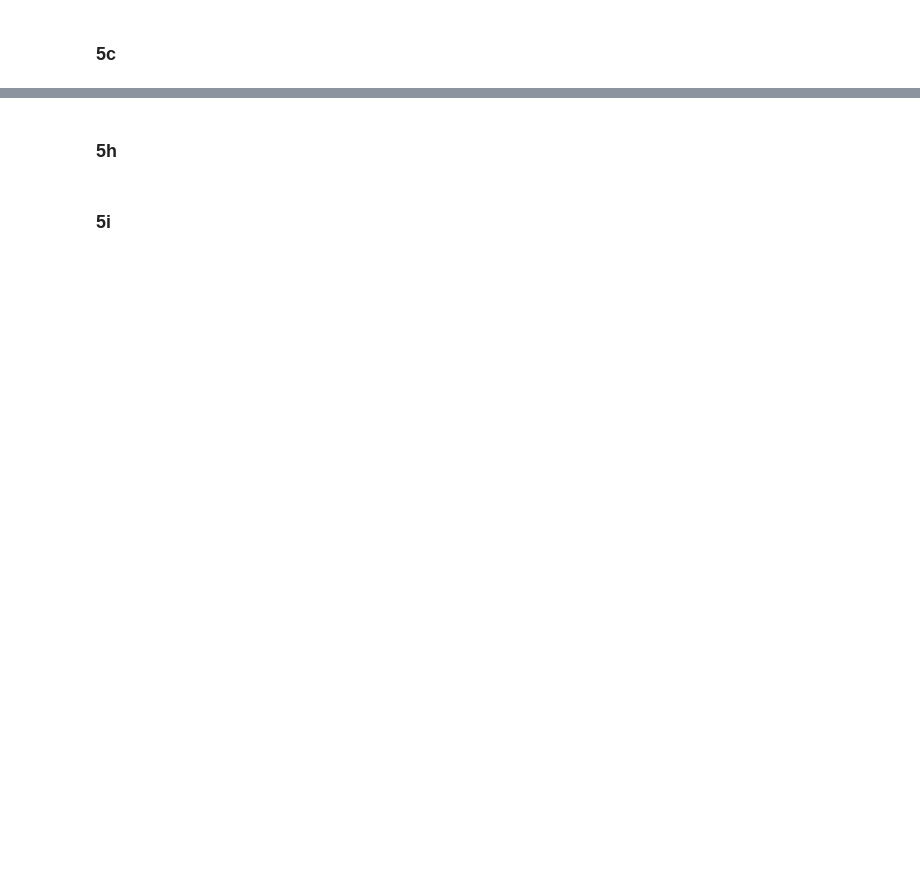
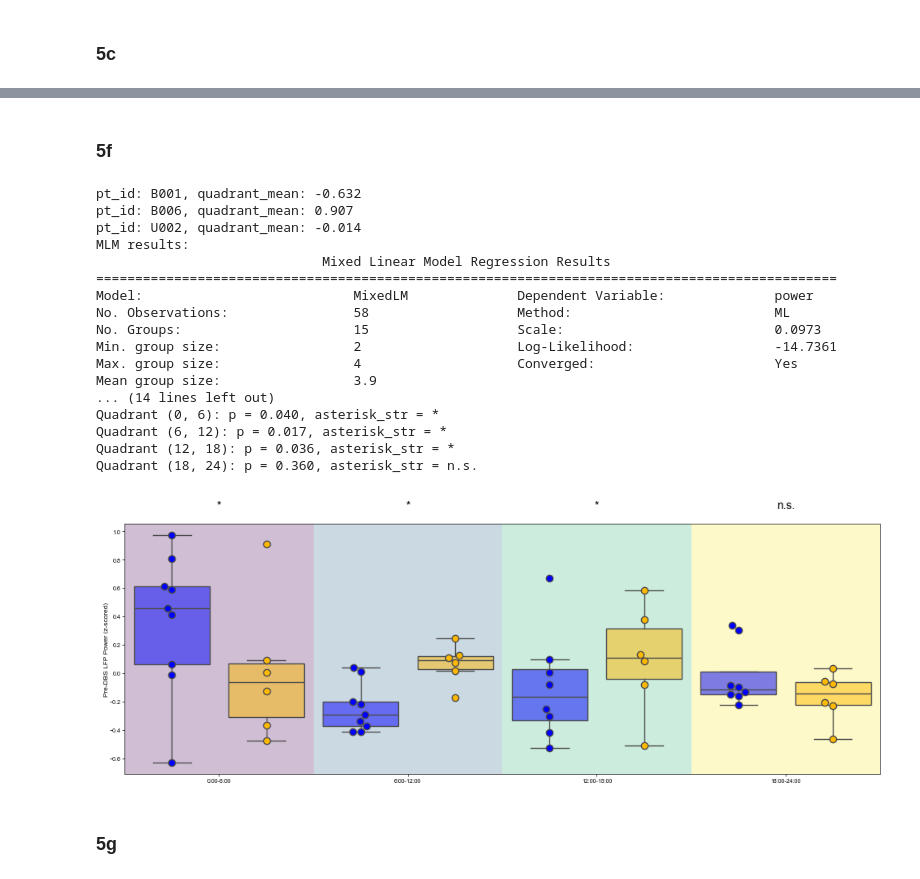
Before and after one commit to ProvenzaLab/PerceptPredictability, a Jupyter notebook: process_data.ipynb, the cells around one changed output, grey strips where cells are left out. Drawn from its saved outputs; the diff is of its cells as text; code cells hidden in the pictures; blank space fills up the shorter version.

```diff
--- a/process_data.ipynb
+++ b/process_data.ipynb
@@ -1850,11 +1807,11 @@ plt.show()
 # %% [markdown]
-### 5h
+### 5f
 # %%
 feat = 'lfp_left_OvER_interpolate_z_scored'
 quadrants = [(0, 6), (6, 12), (12, 18), (18, 0)]
 quadrant_labels = ['0:00-6:00', '6:00-12:00', '12:00-18:00', '18:00-24:00']
 
-predbs_df = df.query('days_since_dbs < 0 and pt_id != "B010"')
+predbs_df = df.query('days_since_dbs < 0')
 
 pt_feature_dict = {}
 for quadrant in quadrants:
@@ -1880,6 +1837,11 @@ for quadrant in quadrants:
 
         pt_feature_dict.setdefault(pt_id, {'response_status': response_status})
         pt_feature_dict[pt_id][quadrant] = quadrant_mean
+
+        if quadrant == (0, 6) and response_status == 'Responder' and quadrant_mean < 0:
+            print(f'pt_id: {pt_id}, quadrant_mean: {quadrant_mean:.3f}')
+        if quadrant == (0, 6) and response_status == 'Non-Responder' and quadrant_mean > 0.4:
+            print(f'pt_id: {pt_id}, quadrant_mean: {quadrant_mean:.3f}')
 
 pt_feature_df = pd.DataFrame.from_dict(pt_feature_dict, orient='index')
 pt_feature_df = pt_feature_df.rename(columns=dict(zip(quadrants, quadrant_labels)))
@@ -1914,69 +1876,54 @@ mlm_df = pt_feature_df.melt(id_vars=['pt_id', 'response_status'], var_name='time
 mlm_df.dropna(subset='power', inplace=True)
 
 # Mixed LM
-model = smf.mixedlm(
-    f"power ~ response_status * time_bin",
-    data=mlm_df,
-    groups=mlm_df['pt_id']
-)
-result = model.fit(method="powell", reml=False)
-
-# print(f'MLM results:\n{result.summary()}')
-
-# Gather model results
-params = result.params
-pvalues = result.pvalues
-conf_int = result.conf_int()
-df_index = params.index.values
-groups = [t + ':time_bin[T.00:00:00]' if t == 'group[T.responder]' else t for t in df_index]
-
-# Create summary dataframe
-summary_df = pd.DataFrame({
-    'coefficient': params,
-    'pvalue': pvalues,
-    'ci_lower': conf_int[0],
-    'ci_upper': conf_int[1],
-    'time_bins': groups
-})
-
-# Apply multiple comparisons correction to p values
-interaction_terms = summary_df[summary_df.index.str.contains('response_status[T.Responder]*')]
-_, interaction_terms['pvalue'], _, _ = multipletests(interaction_terms['pvalue'], method='fdr_bh')
-
-def clean_label(col):
-    m = re.search(r'time_bin\[T\.(\d+):00-(\d+):00\]', col)
-    return (int(m.group(1)), int(m.group(2))) if m else (0, 6)
-
-interaction_terms['time_bins'] = [clean_label(c) for c in interaction_terms['time_bins']]
+summary_df, interaction_terms = run_mixedlm(mlm_df, verbose=True)
 sig_vals = interaction_terms.sort_values(by='time_bins')['pvalue'].values
 
 for i, quadrant in enumerate(quadrants):
     if quadrant == (18, 0): quadrant = (18, 24)
     pval = interaction_terms.loc[interaction_terms['time_bins'] == quadrant, 'pvalue'].values
     if len(pval) > 0:
         asterisk_str = get_asterisk_str(pval[0])
         print(f'Quadrant {quadrant}: p = {pval[0]:.3f}, asterisk_str = {asterisk_str}')
     else:
         asterisk_str = 'n/a'
     x_pos = i * 2 + 0.5
     ax.text(x_pos, ax.get_ylim()[1], asterisk_str, ha='center', va='bottom', transform=ax.get_xaxis_transform())
 
 ylim = ax.get_ylim()
 sample_points = np.linspace(0, 1, 4)
 colors_in_colormap_order = [mcolors.to_hex(viridis(p)) for p in sample_points]
 for i, (start, end) in enumerate(quadrants):
     color = colors_in_colormap_order[i]
     ax.fill_betweenx(ylim, i*2-.5, i*2+1.5, color=color, alpha=0.25, ec=None, zorder=0)
 
 ax.set(
     xticks=[0.5, 2.5, 4.5, 6.5],
     xticklabels=quadrant_labels,
     ylabel='Pre-DBS LFP Power (z-scored)',
     ylim=ylim
 )
 
-fig.savefig('figures/5f.svg', bbox_inches='tight', pad_inches=0)
 plt.show()
+# %% [output]
+pt_id: B001, quadrant_mean: -0.632
+pt_id: B006, quadrant_mean: 0.907
+pt_id: U002, quadrant_mean: -0.014
+MLM results:
+                             Mixed Linear Model Regression Results
+===============================================================================================
+Model:                           MixedLM              Dependent Variable:              power
+No. Observations:                58                   Method:                          ML
+No. Groups:                      15                   Scale:                           0.0973
+Min. group size:                 2                    Log-Likelihood:                  -14.7361
+Max. group size:                 4                    Converged:                       Yes
+Mean group size:                 3.9
+... (14 lines left out)
+Quadrant (0, 6): p = 0.040, asterisk_str = *
+Quadrant (6, 12): p = 0.017, asterisk_str = *
+Quadrant (12, 18): p = 0.036, asterisk_str = *
+Quadrant (18, 24): p = 0.360, asterisk_str = n.s.
+[figure, added]
 # %% [markdown]
-### 5i
+### 5g
 # %%
```
Also changed, not shown: parts of 35 cells of this notebook, 10 other files.
